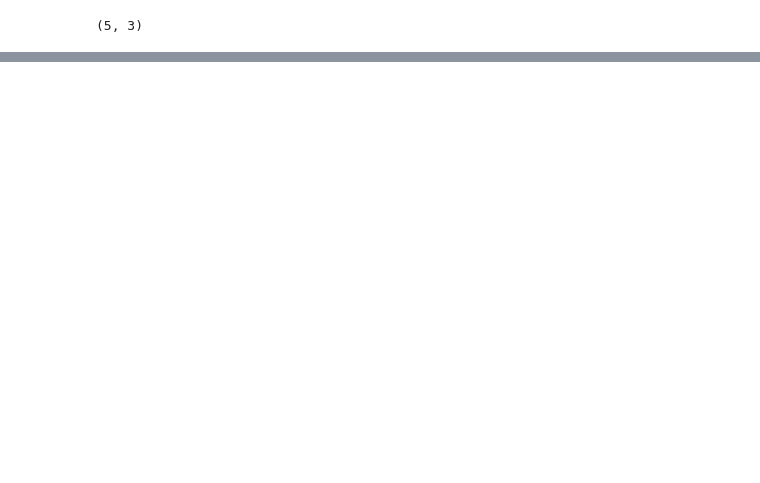
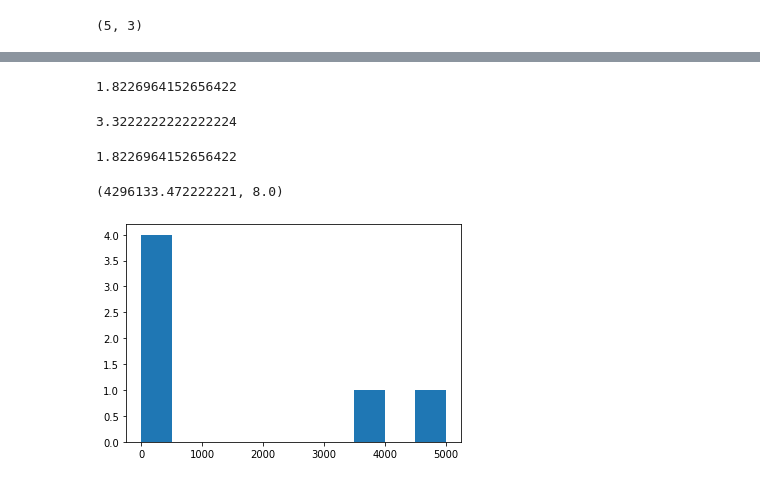
Before and after one commit to sajadalipour7/MachineLearning-Trainings, a Jupyter notebook: Numpy Library/introduction-to-numpy.ipynb, the cells around one changed output, grey strips where cells are left out. Saved outputs shown, nothing was run; the diff lists cells and outputs as text; code cells hidden in the pictures; blank space fills up the shorter version.

```diff
--- a/Numpy Library/introduction-to-numpy.ipynb
+++ b/Numpy Library/introduction-to-numpy.ipynb
@@ -155,0 +424,29 @@ np.random.seed()
+# %%
+# Standard deviation (Enherafe Meiar)
+np.std(a2)
+# %% [output]
+1.8226964152656422
+# %%
+# Variance
+np.var(a2)
+# %% [output]
+3.3222222222222224
+# %%
+np.sqrt(np.var(a2))
+# %% [output]
+1.8226964152656422
+# %%
+# Demo of std and var
+high_var_array=([1,100,200,300,4000,5000])
+low_var_array=np.array([2,4,6,8,10])
+# %%
+np.var(high_var_array),np.var(low_var_array)
+# %% [output]
+(4296133.472222221, 8.0)
+# %%
+%matplotlib inline
+import matplotlib.pyplot as plt
+plt.hist(high_var_array)
+plt.show()
+# %% [output]
+[figure, added]
```
Also changed, not shown: parts of 73 cells of this notebook.
